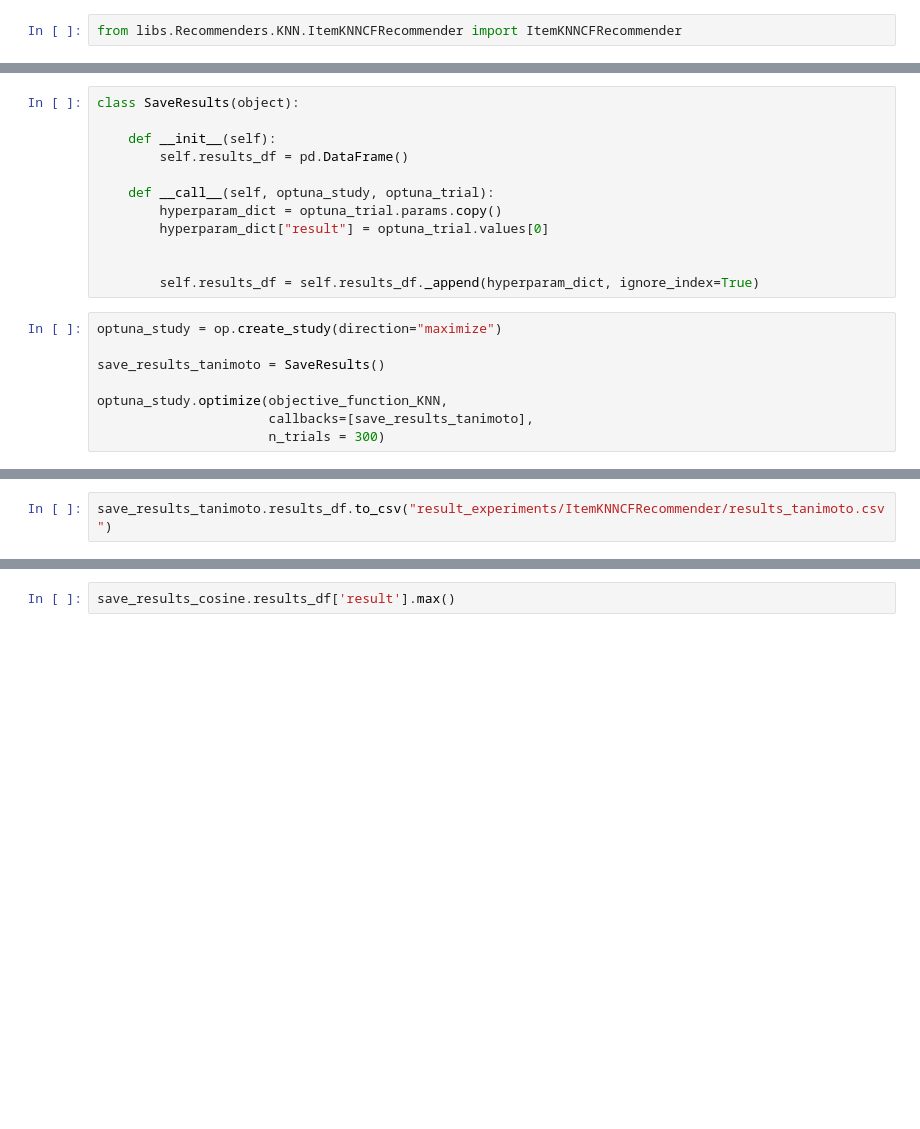
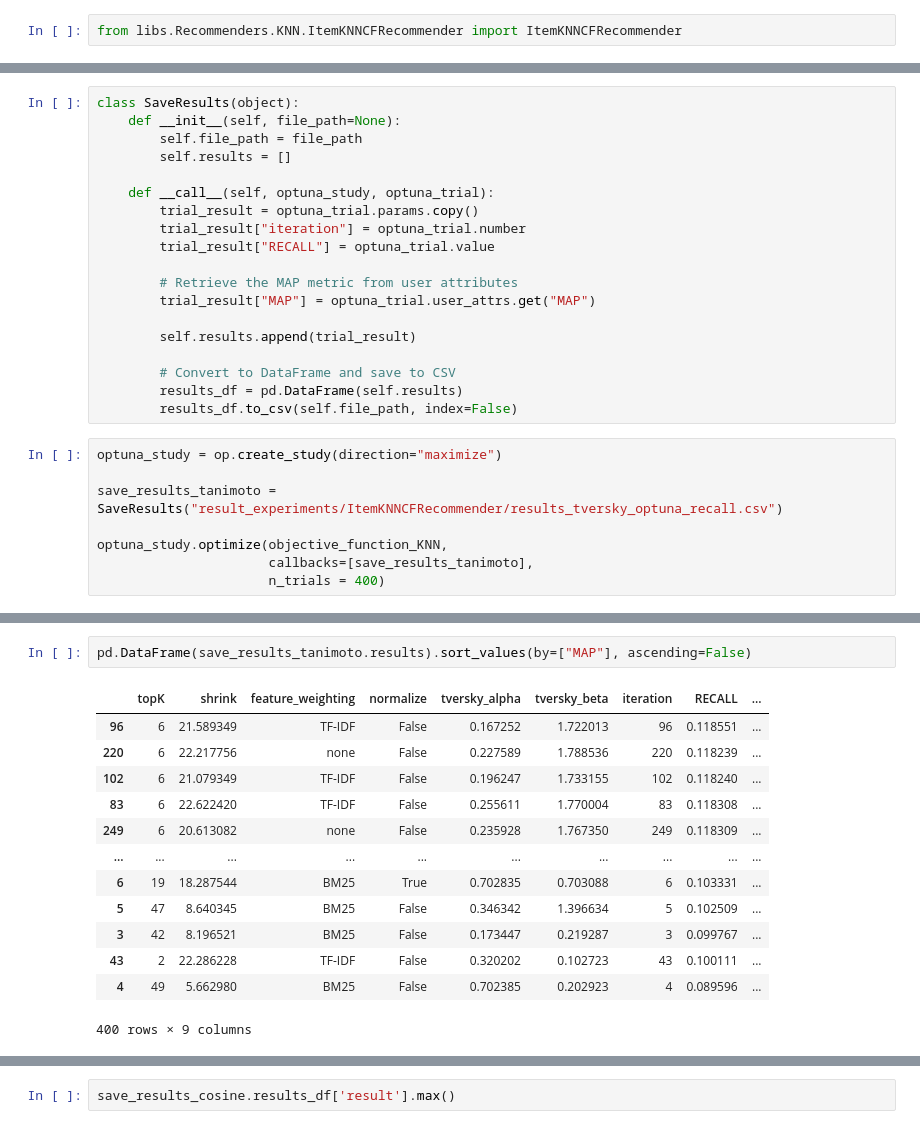
Before and after one commit to timothewt/RecSysCompetition2024Polimi, a Jupyter notebook: notebooks/sf-knn-optuna.ipynb, the cells around one changed output, grey strips where cells are left out. Cells and saved outputs as stored; diff of their text form; blank space fills up the shorter version.

```diff
--- a/notebooks/sf-knn-optuna.ipynb
+++ b/notebooks/sf-knn-optuna.ipynb
@@ -73,21 +84,28 @@ def objective_function_KNN(optuna_trial):
 # %%
 class SaveResults(object):
-
-    def __init__(self):
-        self.results_df = pd.DataFrame()
+    def __init__(self, file_path=None):
+        self.file_path = file_path
+        self.results = []
 
     def __call__(self, optuna_study, optuna_trial):
-        hyperparam_dict = optuna_trial.params.copy()
-        hyperparam_dict["result"] = optuna_trial.values[0]
+        trial_result = optuna_trial.params.copy()
+        trial_result["iteration"] = optuna_trial.number
+        trial_result["RECALL"] = optuna_trial.value
 
+        # Retrieve the MAP metric from user attributes
+        trial_result["MAP"] = optuna_trial.user_attrs.get("MAP")
 
-        self.results_df = self.results_df._append(hyperparam_dict, ignore_index=True)
+        self.results.append(trial_result)
+
+        # Convert to DataFrame and save to CSV
+        results_df = pd.DataFrame(self.results)
+        results_df.to_csv(self.file_path, index=False)
 # %%
 optuna_study = op.create_study(direction="maximize")
 
-save_results_tanimoto = SaveResults()
+save_results_tanimoto = SaveResults("result_experiments/ItemKNNCFRecommender/results_tversky_optuna_recall.csv")
 
 optuna_study.optimize(objective_function_KNN,
                       callbacks=[save_results_tanimoto],
-                      n_trials = 300)
+                      n_trials = 400)
 # %% [output]
@@ -112,3 +130,17 @@ EvaluatorHoldout: Processed 34728 (100.0%) in 8.09 sec. Users per second: 4294
 ... (188 outputs left out)
 # %%
-save_results_tanimoto.results_df.to_csv("result_experiments/ItemKNNCFRecommender/results_tanimoto.csv")
+pd.DataFrame(save_results_tanimoto.results).sort_values(by=["MAP"], ascending=False)
+# %% [output]
+|  | topK | shrink | feature_weighting | normalize | tversky_alpha | tversky_beta | iteration | RECALL | ... |
+| 96 | 6 | 21.589349 | TF-IDF | False | 0.167252 | 1.722013 | 96 | 0.118551 | ... |
+| 220 | 6 | 22.217756 | none | False | 0.227589 | 1.788536 | 220 | 0.118239 | ... |
+| 102 | 6 | 21.079349 | TF-IDF | False | 0.196247 | 1.733155 | 102 | 0.118240 | ... |
+| 83 | 6 | 22.622420 | TF-IDF | False | 0.255611 | 1.770004 | 83 | 0.118308 | ... |
+| 249 | 6 | 20.613082 | none | False | 0.235928 | 1.767350 | 249 | 0.118309 | ... |
+| ... | ... | ... | ... | ... | ... | ... | ... | ... | ... |
+| 6 | 19 | 18.287544 | BM25 | True | 0.702835 | 0.703088 | 6 | 0.103331 | ... |
+| 5 | 47 | 8.640345 | BM25 | False | 0.346342 | 1.396634 | 5 | 0.102509 | ... |
+| 3 | 42 | 8.196521 | BM25 | False | 0.173447 | 0.219287 | 3 | 0.099767 | ... |
+| 43 | 2 | 22.286228 | TF-IDF | False | 0.320202 | 0.102723 | 43 | 0.100111 | ... |
+| 4 | 49 | 5.662980 | BM25 | False | 0.702385 | 0.202923 | 4 | 0.089596 | ... |
+400 rows × 9 columns
```
Also changed, not shown: parts of 3 cells of this notebook, 23 other files.
